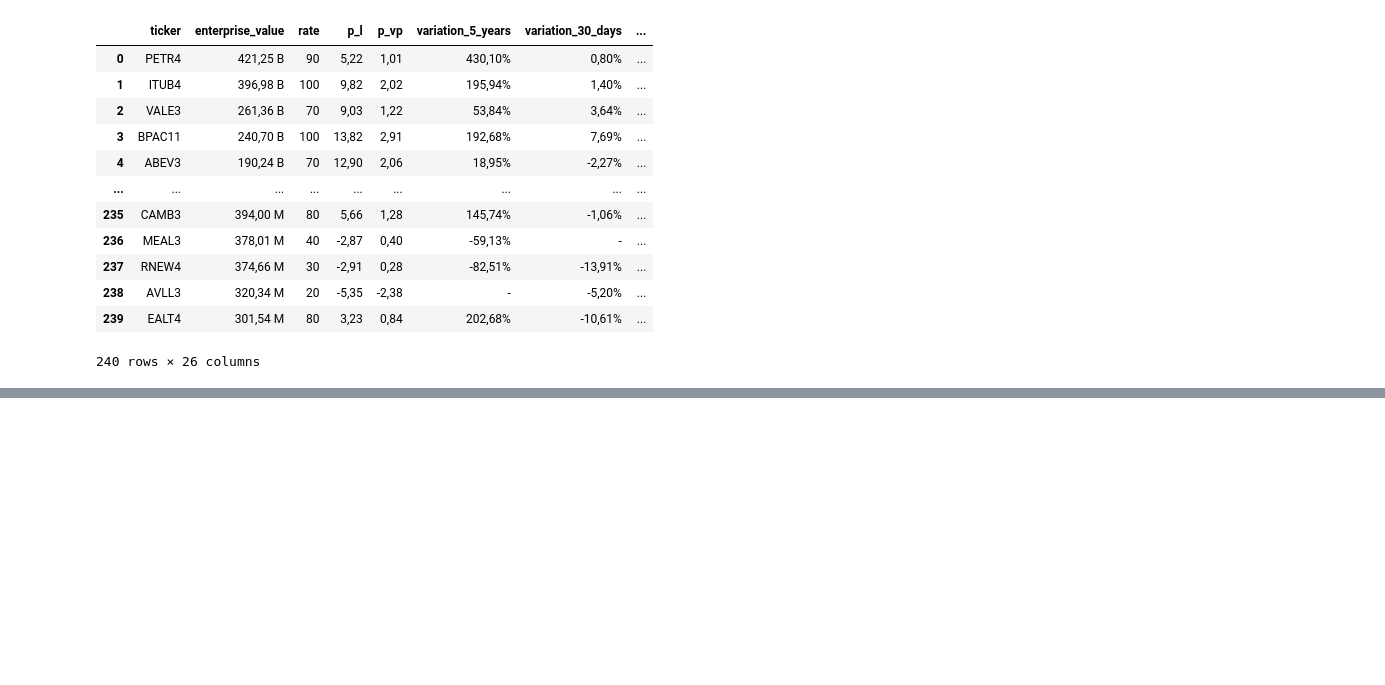
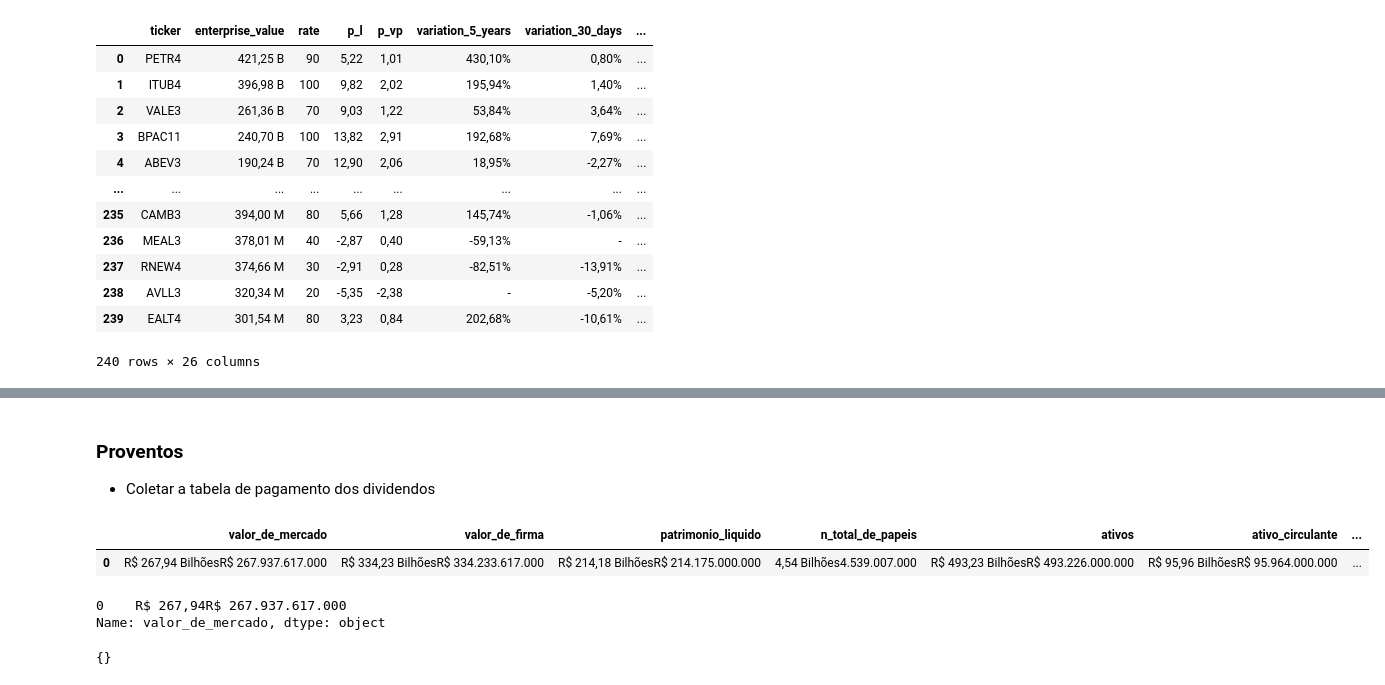
Before and after one commit to Guigarciarosa/InvestiPro, a Jupyter notebook: pipeline/notebooks/elt.ipynb, the cells around one changed output, grey strips where cells are left out. Cells and saved outputs as stored; diff of their text form; code cells hidden in the pictures; blank space fills up the shorter version.

```diff
--- a/pipeline/notebooks/elt.ipynb
+++ b/pipeline/notebooks/elt.ipynb
@@ -503,0 +516,22 @@ acoes
+# %% [markdown]
+### Proventos
+- Coletar a tabela de pagamento dos dividendos
+# %%
+columns_to_Rs = ['valor_de_mercado', 'valor_de_firma', 'patrimonio_liquido',
+       'n_total_de_papeis', 'ativos', 'ativo_circulante', 'divida_bruta',
+       'divida_liquida', 'disponibilidade']
+
+df
+# %% [output]
+|  | valor_de_mercado | valor_de_firma | patrimonio_liquido | n_total_de_papeis | ativos | ativo_circulante | ... |
+| 0 | R$ 267,94 BilhõesR$ 267.937.617.000 | R$ 334,23 BilhõesR$ 334.233.617.000 | R$ 214,18 BilhõesR$ 214.175.000.000 | 4,54 Bilhões4.539.007.000 | R$ 493,23 BilhõesR$ 493.226.000.000 | R$ 95,96 BilhõesR$ 95.964.000.000 | ... |
+# %%
+df['valor_de_mercado'].str.replace(' Bilhões','')
+#.str.replace('R$','').str.replace(' Bilhões','')
+# %% [output]
+0    R$ 267,94R$ 267.937.617.000
+Name: valor_de_mercado, dtype: object
+# %%
+cells
+# %% [output]
+{}
```
Also changed, not shown: parts of 14 cells of this notebook, 1 other file.
